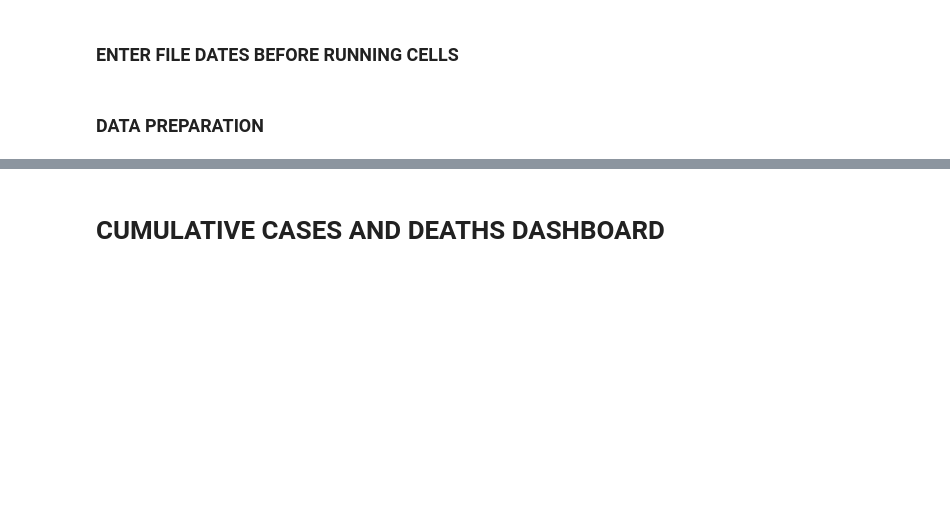
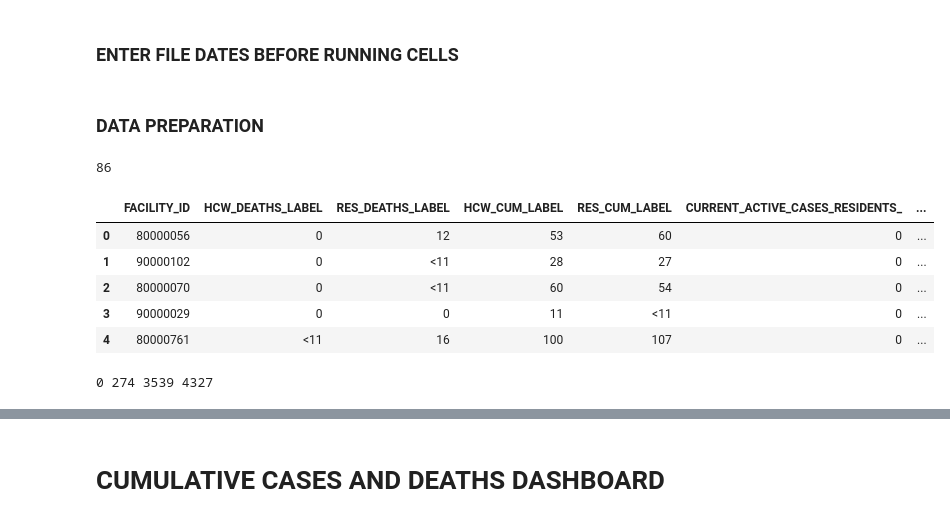
Before and after one commit to HDMA-SDSU/ArcGIS-Python-for-COVID19-Data, a Jupyter notebook: snf_dash_update.ipynb, the cells around one changed output, grey strips where cells are left out. Cells and saved outputs as stored; diff of their text form; code cells hidden in the pictures; blank space fills up the shorter version.

Commit message:
add script for new active case SNF dash

```diff
--- a/snf_dash_update.ipynb
+++ b/snf_dash_update.ipynb
@@ -15,10 +17,10 @@ webbrowser.open('https://www.cdph.ca.gov/Programs/CID/DCDC/Pages/COVID-19/SNFsCO
 ##############################
 
 #file_date = 'MMDDYY'
-file_date = '011221'
+file_date = '020921'
 
 #data_date = 'MM/DD/YYYY'
-data_date ='1/12/2021'
+data_date ='2/9/2021'
 # %% [markdown]
 ### DATA PREPARATION
 # %%
@@ -57,16 +59,18 @@ df = pd.read_csv(path_in)
 df.columns =[column.replace(" ", "_") for column in df.columns]
 
 # filtering with query method to eliminate "copy" rows
-df.query("Measure_Names == 'Record'", inplace = True)
+# df.query("Measure_Names == 'Record'", inplace = True)
 
 #delete unnecessary columns from df
 del df['COUNTY']
 del df['County_(copy)']
 del df['FACILITY_NAME']
-del df['Measure_Names']
+# del df['Measure_Names']
 del df['NEW_CONFIRMED_POSITIVE_HCW___']
 del df['NEW_CONFIRMED_POSITIVE_RESIDENTS_']
-del df['Measure_Values']
+# del df['Measure_Values']
+del df['AVAILABLE_BEDS_CAPABLE_OF_ISOLATION']
+del df['AVAILABLE_BEDS']
 
 #rename columns to match feature layer
 df = df.rename(columns = {'Facility_Id':'FACID','COVID-RELATED_HCW_DEATHS_':'HCW_DEATHS_LABEL', 'COVID-RELATED_RESIDENT_DEATHS':'RES_DEATHS_LABEL', 'CUMULATIVE_POSITIVE_HCW_':'HCW_CUM_LABEL', 'CUMULATIVE_POSITIVE_RESIDENTS_':'RES_CUM_LABEL'})
@@ -92,33 +96,41 @@ df['DATA_DATE'] = data_date
 for i, row in df.iterrows():
     if(df['HCW_DEATHS_PTS'][i] == '<11'):
         df['HCW_DEATHS_PTS'][i] = 1
     if(df['HCW_DEATHS_STATS'][i] == '<11'):
         df['HCW_DEATHS_STATS'][i] = 0
     if(df['RES_DEATHS_PTS'][i] == '<11'):
         df['RES_DEATHS_PTS'][i] = 1
     if(df['RES_DEATHS_STATS'][i] == '<11'):
         df['RES_DEATHS_STATS'][i] = 0
     if(df['HCW_CUM_PTS'][i] == '<11'):
         df['HCW_CUM_PTS'][i] = 1
     if(df['HCW_CUM_STATS'][i] == '<11'):
         df['HCW_CUM_STATS'][i] = 0
     if(df['RES_CUM_PTS'][i] == '<11'):
         df['RES_CUM_PTS'][i] = 1
     if(df['RES_CUM_STATS'][i] == '<11'):
         df['RES_CUM_STATS'][i] = 0
 
 #cast columns from string to int for feature layer
 df['HCW_DEATHS_PTS'] = df['HCW_DEATHS_PTS'].astype(int)
 df['HCW_DEATHS_STATS'] = df['HCW_DEATHS_STATS'].astype(int)
 df['RES_DEATHS_PTS'] = df['RES_DEATHS_PTS'].astype(int)
 df['RES_DEATHS_STATS'] = df['RES_DEATHS_STATS'].astype(int)
 df['HCW_CUM_PTS'] = df['HCW_CUM_PTS'].astype(int)
 df['HCW_CUM_STATS'] = df['HCW_CUM_STATS'].astype(int)
 df['RES_CUM_PTS'] = df['RES_CUM_PTS'].astype(int)
 df['RES_CUM_STATS'] = df['RES_CUM_STATS'].astype(int)
 
 print(len(df))
 df.head()
+# %% [output]
+86
+|  | FACILITY_ID | HCW_DEATHS_LABEL | RES_DEATHS_LABEL | HCW_CUM_LABEL | RES_CUM_LABEL | CURRENT_ACTIVE_CASES_RESIDENTS_ | ... |
+| 0 | 80000056 | 0 | 12 | 53 | 60 | 0 | ... |
+| 1 | 90000102 | 0 | <11 | 28 | 27 | 0 | ... |
+| 2 | 80000070 | 0 | <11 | 60 | 54 | 0 | ... |
+| 3 | 90000029 | 0 | 0 | 11 | <11 | 0 | ... |
+| 4 | 80000761 | <11 | 16 | 100 | 107 | 0 | ... |
 # %%
 ###########################################
 ###MERGE WEBSITE & SPATIAL (COORDS) DATA###
@@ -128,6 +140,7 @@ df.head()
 snf = pd.read_csv(path_snf)
 
 #merge website and spatial data
+df = df.rename(columns = {'FACILITY_ID':'FACID'})
 snf = snf.merge(df, on = 'FACID')
 
 #########################################
@@ -147,6 +160,8 @@ for i,row in snf.iterrows():
     res_cum_sum = res_cum_sum + snf['RES_CUM_STATS'][i]
 
 print(hcw_deaths_sum, res_deaths_sum, hcw_cum_sum, res_cum_sum)
+# %% [output]
+0 274 3539 4327
 # %%
 #get max deaths and max cumulative cases for point symbology corrections
 max_res_cum = snf['RES_CUM_STATS'].max()
```
Also changed, not shown: parts of 21 cells of this notebook.
